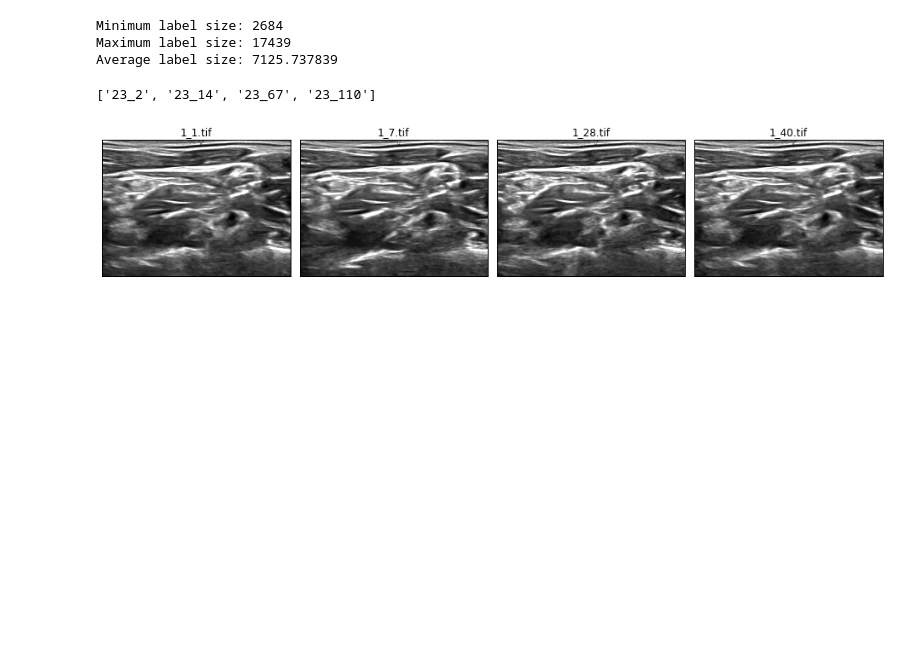
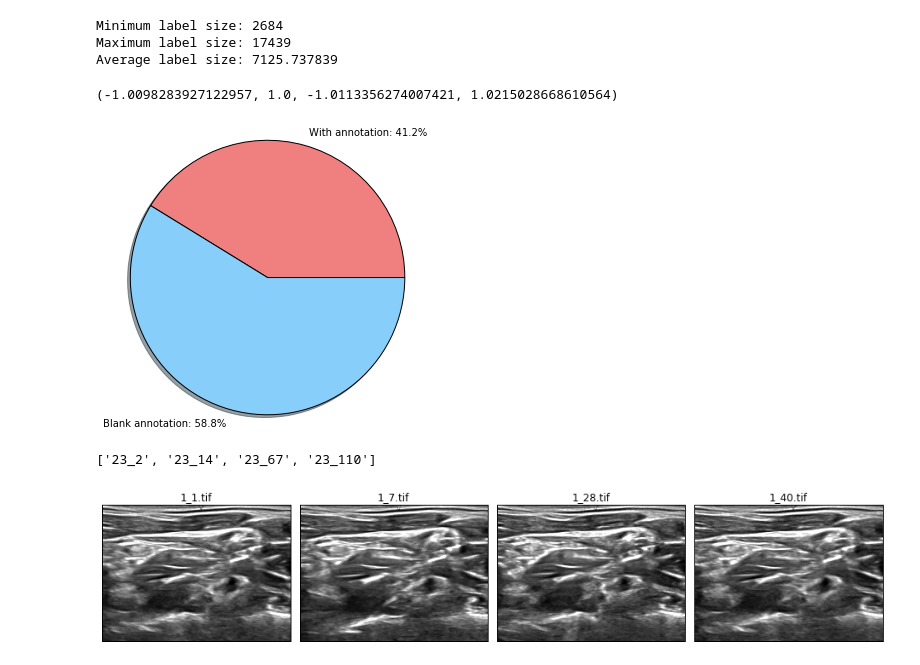
Before and after one commit to elbernante/nerve-segmentation, a Jupyter notebook: data_exploration.ipynb, the cells around one changed output. Cells and saved outputs as stored; diff of their text form; code cells hidden in the pictures; blank space fills up the shorter version.

```diff
--- a/data_exploration.ipynb
+++ b/data_exploration.ipynb
@@ -87,6 +87,21 @@ print("Average label size:", label_size.mean())
 Minimum label size: 2684
 Maximum label size: 17439
 Average label size: 7125.737839
+# %%
+total_images = img_keys.shape[0]
+images_with_labels = has_labels.sum()
+images_no_labels = total_images - images_with_labels
+labels = ('With annotation: {:0.1f}%'.format(100.0 * images_with_labels / total_images),
+          'Blank annotation: {:0.1f}%'.format(100.0 * images_no_labels / total_images))
+sizes = [images_with_labels, images_no_labels]
+colors = ['lightcoral', 'lightskyblue']
+fig = plt.figure(figsize=(5,5))
+plt.pie(sizes, labels=labels, colors=colors, shadow=True, startangle=0)
+# Set aspect ratio to be equal so that pie is drawn as a circle.
+plt.axis('equal')
+# %% [output]
+(-1.0098283927122957, 1.0, -1.0113356274007421, 1.0215028668610564)
+[figure, added]
 # %%
 def similarity(img_1, img_2):
     scanned = cv2.matchTemplate(img_1, img_2, cv2.TM_CCOEFF_NORMED)
```
Also changed, not shown: parts of 1 cell of this notebook, 4 other files.
